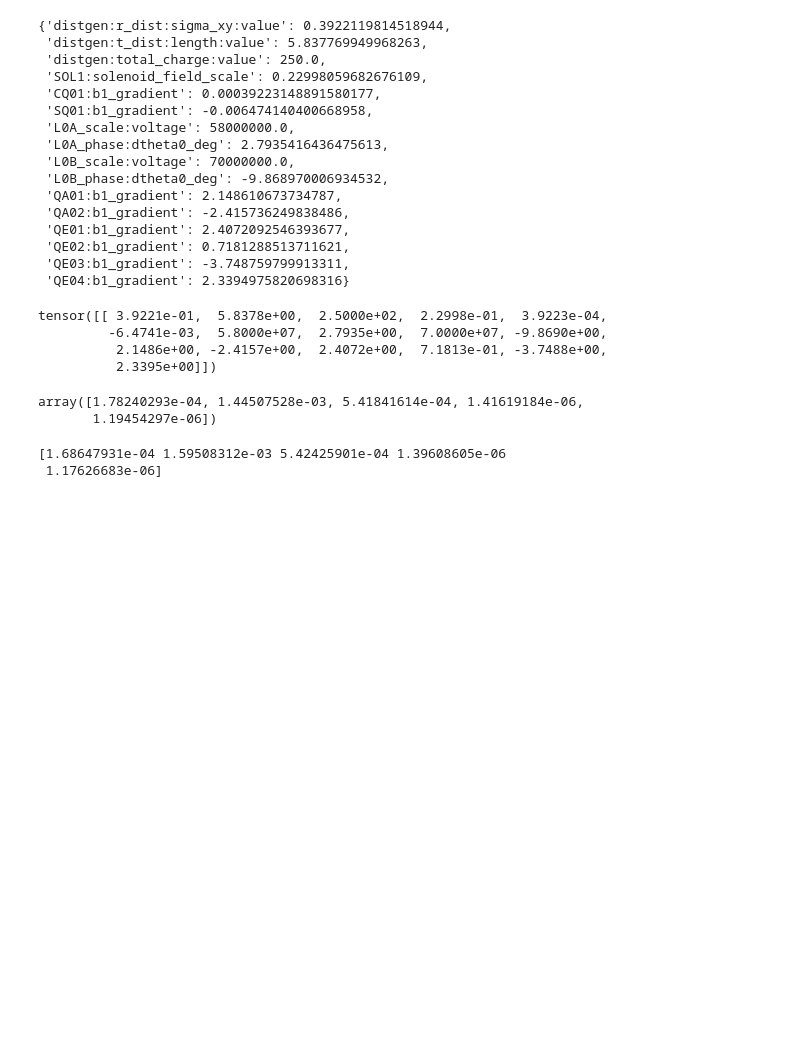
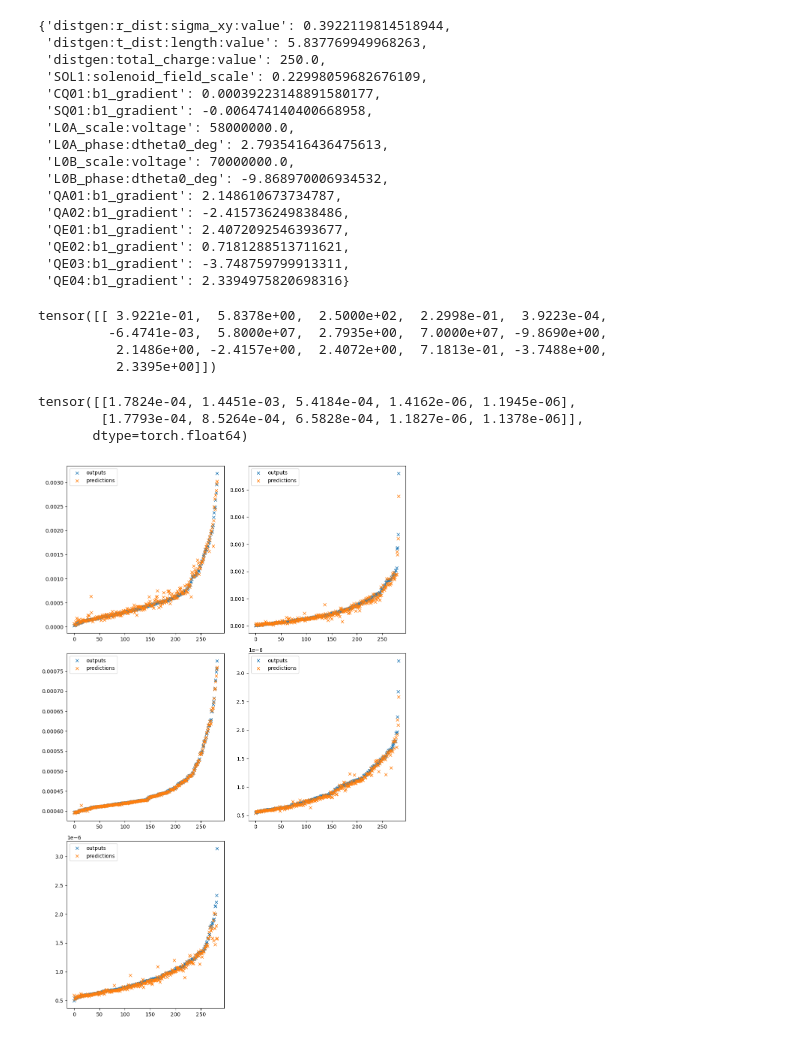
Before and after one commit to singh96aman/lume-lcls-cu-inj-nn, a Jupyter notebook: examples/RunPyTorchFlow.ipynb, the cells around one changed output. Saved outputs shown, nothing was run; the diff lists cells and outputs as text; code cells hidden in the pictures; blank space fills up the shorter version.

```diff
--- a/examples/RunPyTorchFlow.ipynb
+++ b/examples/RunPyTorchFlow.ipynb
@@ -271,15 +271,30 @@ tensor([[ 3.9221e-01,  5.8378e+00,  2.5000e+02,  2.2998e-01,  3.9223e-04,
           2.1486e+00, -2.4157e+00,  2.4072e+00,  7.1813e-01, -3.7488e+00,
           2.3395e+00]])
 # %%
+inputs_small = torch.load("info/inputs_small.pt")
+outputs_small = torch.load("info/outputs_small.pt")
 with torch.no_grad():
-    predictions = lume_module(all_input_values)
+    predictions = lume_module(inputs_small)
 # %%
-predictions.numpy()
+predictions[:2]
 # %% [output]
-array([1.78240293e-04, 1.44507528e-03, 5.41841614e-04, 1.41619184e-06,
-       1.19454297e-06])
+tensor([[1.7824e-04, 1.4451e-03, 5.4184e-04, 1.4162e-06, 1.1945e-06],
+        [1.7793e-04, 8.5264e-04, 6.5828e-04, 1.1827e-06, 1.1378e-06]],
+       dtype=torch.float64)
 # %%
-print(outputs_small[0].numpy())
+# plot example data and predictions
+nrows, ncols = 3, 2
+fig, ax = plt.subplots(nrows=nrows, ncols=ncols, figsize=(10, 15))
+for i in range(nrows * ncols):
+    ax_i = ax[i // ncols, i % ncols]
+    if i < outputs_small.shape[1]:
+        sort_idx = torch.argsort(outputs_small[:, i])
+        x_axis = torch.arange(outputs_small.shape[0])
+        ax_i.plot(x_axis, outputs_small[sort_idx, i], "C0x", label="outputs")
+        ax_i.plot(x_axis, predictions[sort_idx, i], "C1x", label="predictions")
+        ax_i.legend()
+    else:
+        ax_i.axis('off')
+fig.tight_layout()
 # %% [output]
-[1.68647931e-04 1.59508312e-03 5.42425901e-04 1.39608605e-06
- 1.17626683e-06]
+[figure, added]
```
Also changed, not shown: parts of 1 cell of this notebook, 12 other files.
